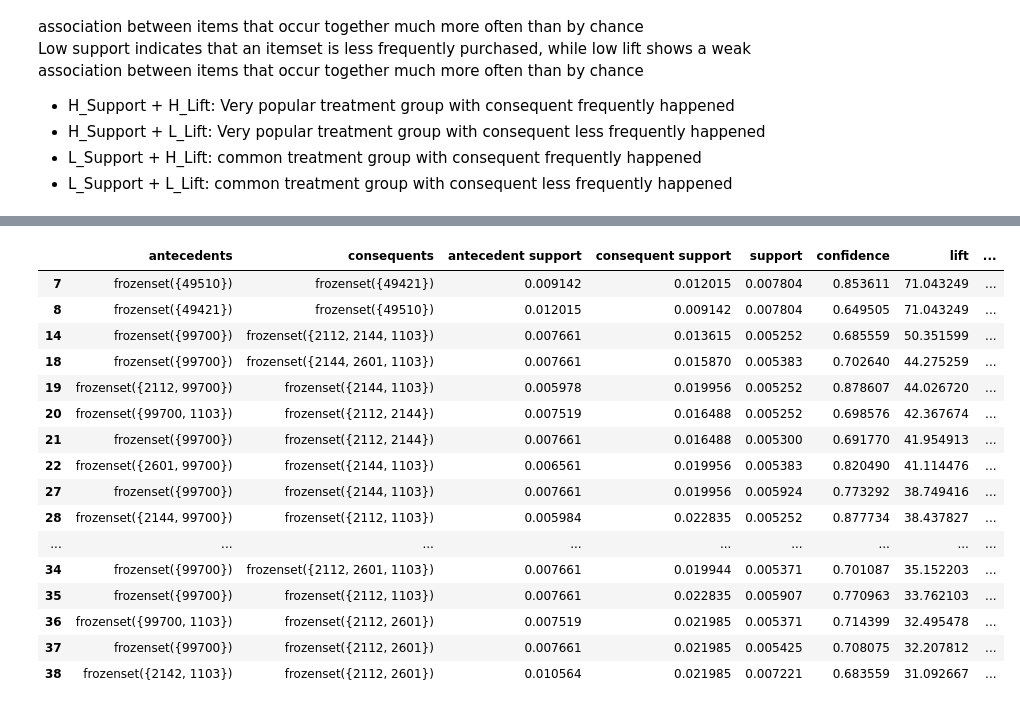
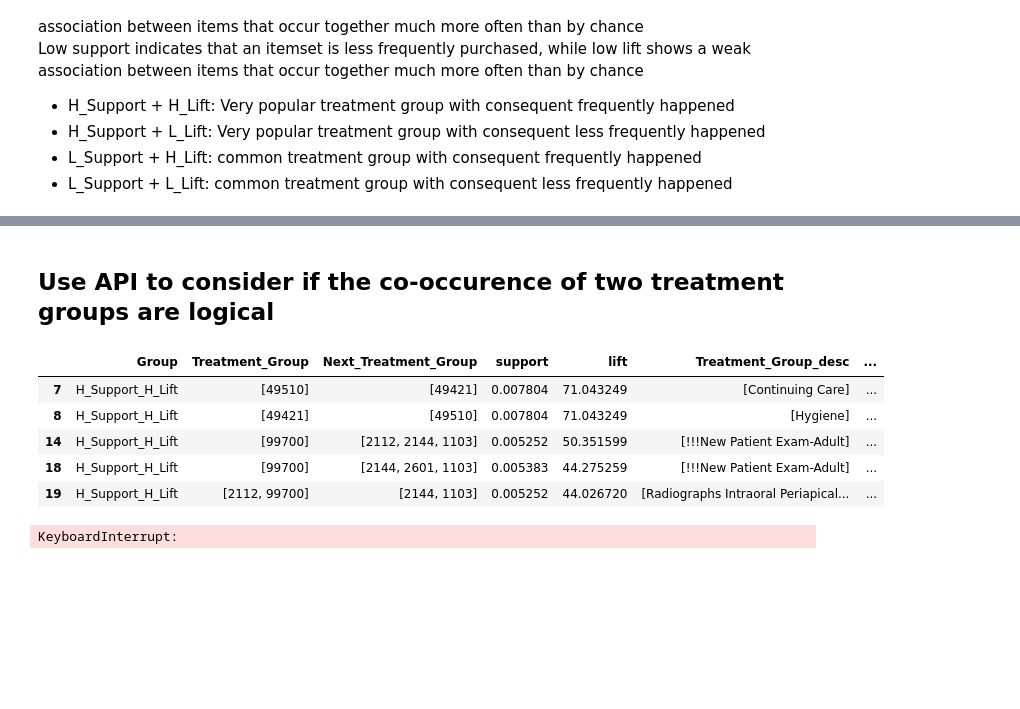
Before and after one commit to Fulankeee/SmilePass, a Jupyter notebook: Co-occurence_treatment.ipynb, the cells around one changed output, grey strips where cells are left out. Cells and saved outputs as stored; diff of their text form; code cells hidden in the pictures; blank space fills up the shorter version.

```diff
--- a/Co-occurence_treatment.ipynb
+++ b/Co-occurence_treatment.ipynb
@@ -179,6 +180,13 @@ def classify_group(row):
 
 df_r['Group'] = df_r.apply(classify_group, axis=1)
 df_r['Treatment_Group'] = df_r['antecedents'].str.findall(r'\d+').apply(lambda x: [int(i) for i in x])
+df_r['Next_Treatment_Group'] = df_r['consequents'].str.findall(r'\d+').apply(lambda x: [int(i) for i in x])
+
+code_to_description = dict(zip(df['procedure_code_y'], df['procedure_code_description']))
+def codes_with_descriptions(codes):
+    return [code_to_description.get(code, f'Unknown ({code})') for code in codes]
+df_r['Treatment_Group_desc'] = df_r['Treatment_Group'].apply(codes_with_descriptions)
+df_r['Next_Treatment_Group_desc'] = df_r['Next_Treatment_Group'].apply(codes_with_descriptions)
 df_r
 # %% [output]
 |  | antecedents | consequents | antecedent support | consequent support | support | confidence | lift | ... |
@@ -196,0 +205,2 @@ df_r
+# %% [markdown]
+## Use API to consider if the co-occurence of two treatment groups are logical
@@ -197,24 +220,19 @@ df_r
 # %%
 # H_Support + H_Lift
-h_support_h_lift = df_r[df_r['Group'] == 'H_Support_H_Lift']
-h_support_h_lift
+H_support_H_lift = df_r[df_r['Group'] == 'H_Support_H_Lift']
+H_support_H_lift = H_support_H_lift[['Group', 'Treatment_Group', 'Next_Treatment_Group', 'support', 'lift', 'Treatment_Group_desc', 'Next_Treatment_Group_desc']]
+H_support_H_lift.head()
 # %% [output]
-|  | antecedents | consequents | antecedent support | consequent support | support | confidence | lift | ... |
-| 7 | frozenset({49510}) | frozenset({49421}) | 0.009142 | 0.012015 | 0.007804 | 0.853611 | 71.043249 | ... |
-| 8 | frozenset({49421}) | frozenset({49510}) | 0.012015 | 0.009142 | 0.007804 | 0.649505 | 71.043249 | ... |
-| 14 | frozenset({99700}) | frozenset({2112, 2144, 1103}) | 0.007661 | 0.013615 | 0.005252 | 0.685559 | 50.351599 | ... |
-| 18 | frozenset({99700}) | frozenset({2144, 2601, 1103}) | 0.007661 | 0.015870 | 0.005383 | 0.702640 | 44.275259 | ... |
-| 19 | frozenset({2112, 99700}) | frozenset({2144, 1103}) | 0.005978 | 0.019956 | 0.005252 | 0.878607 | 44.026720 | ... |
-| 20 | frozenset({99700, 1103}) | frozenset({2112, 2144}) | 0.007519 | 0.016488 | 0.005252 | 0.698576 | 42.367674 | ... |
-| 21 | frozenset({99700}) | frozenset({2112, 2144}) | 0.007661 | 0.016488 | 0.005300 | 0.691770 | 41.954913 | ... |
-| 22 | frozenset({2601, 99700}) | frozenset({2144, 1103}) | 0.006561 | 0.019956 | 0.005383 | 0.820490 | 41.114476 | ... |
-| 27 | frozenset({99700}) | frozenset({2144, 1103}) | 0.007661 | 0.019956 | 0.005924 | 0.773292 | 38.749416 | ... |
-| 28 | frozenset({2144, 99700}) | frozenset({2112, 1103}) | 0.005984 | 0.022835 | 0.005252 | 0.877734 | 38.437827 | ... |
-| ... | ... | ... | ... | ... | ... | ... | ... | ... |
-| 34 | frozenset({99700}) | frozenset({2112, 2601, 1103}) | 0.007661 | 0.019944 | 0.005371 | 0.701087 | 35.152203 | ... |
-| 35 | frozenset({99700}) | frozenset({2112, 1103}) | 0.007661 | 0.022835 | 0.005907 | 0.770963 | 33.762103 | ... |
-| 36 | frozenset({99700, 1103}) | frozenset({2112, 2601}) | 0.007519 | 0.021985 | 0.005371 | 0.714399 | 32.495478 | ... |
-| 37 | frozenset({99700}) | frozenset({2112, 2601}) | 0.007661 | 0.021985 | 0.005425 | 0.708075 | 32.207812 | ... |
-| 38 | frozenset({2142, 1103}) | frozenset({2112, 2601}) | 0.010564 | 0.021985 | 0.007221 | 0.683559 | 31.092667 | ... |
+|  | Group | Treatment_Group | Next_Treatment_Group | support | lift | Treatment_Group_desc | ... |
+| 7 | H_Support_H_Lift | [49510] | [49421] | 0.007804 | 71.043249 | [Continuing Care] | ... |
+| 8 | H_Support_H_Lift | [49421] | [49510] | 0.007804 | 71.043249 | [Hygiene] | ... |
+| 14 | H_Support_H_Lift | [99700] | [2112, 2144, 1103] | 0.005252 | 50.351599 | [!!!New Patient Exam-Adult] | ... |
+| 18 | H_Support_H_Lift | [99700] | [2144, 2601, 1103] | 0.005383 | 44.275259 | [!!!New Patient Exam-Adult] | ... |
+| 19 | H_Support_H_Lift | [2112, 99700] | [2144, 1103] | 0.005252 | 44.026720 | [Radiographs Intraoral Periapical... | ... |
+# %%
+H_support_H_lift['Comment'] = H_support_H_lift.apply(lambda row: check_medical_logic(row['Treatment_Group_desc'], row['Next_Treatment_Group_desc']),axis=1)
+H_support_H_lift
+# %% [output]
+KeyboardInterrupt:
 # %%
 # H_Support + L_Lift
```
Also changed, not shown: parts of 6 cells of this notebook.
